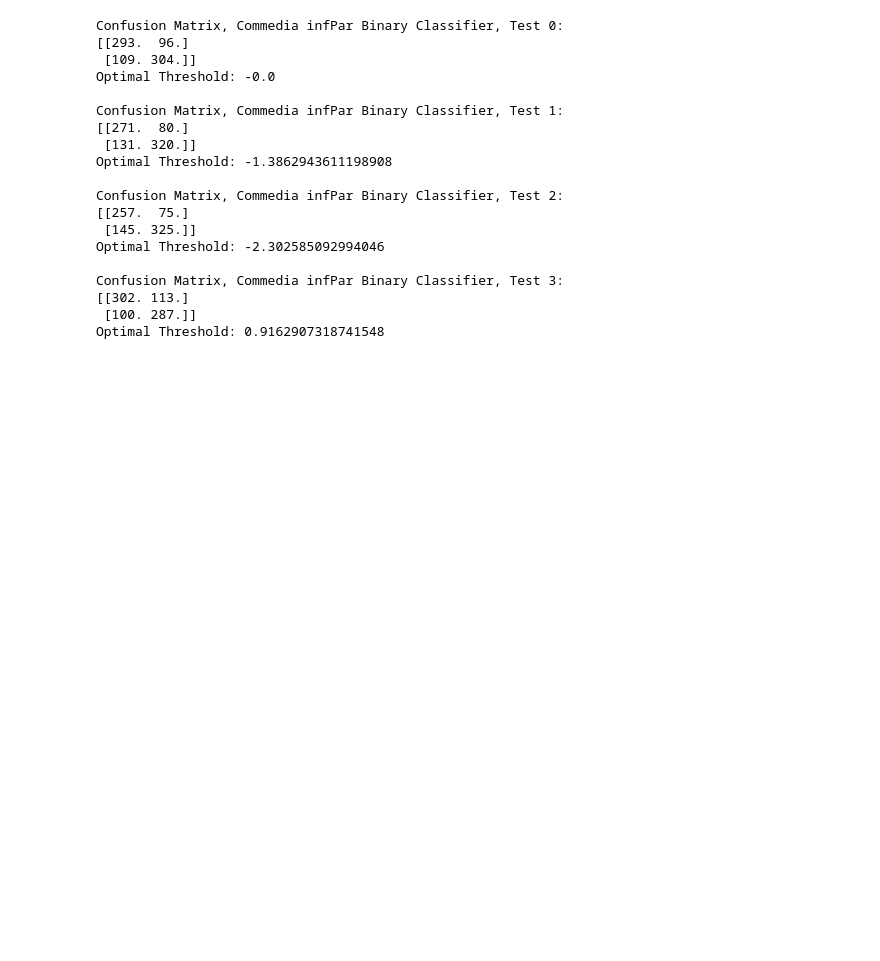
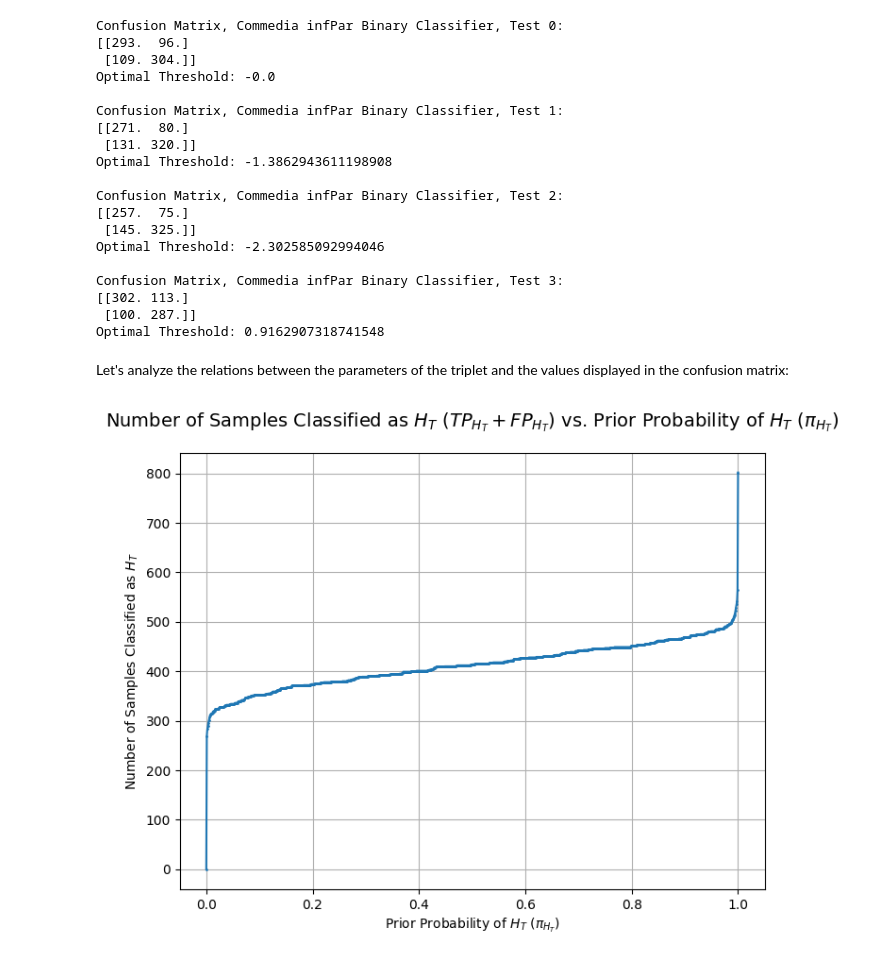
Before and after one commit to RiccardoRevalor/MachineLearningPatternRecognition, a Jupyter notebook: lab8_BayesDecisionModel_Evaluation/decisionModels_Eval.ipynb, the cells around one changed output. Saved outputs shown, nothing was run; the diff lists cells and outputs as text; code cells hidden in the pictures; blank space fills up the shorter version.

Commit message:
l08 optimalBayesDecisionClassifier: trends when varying application triplet

```diff
--- a/lab8_BayesDecisionModel_Evaluation/decisionModels_Eval.ipynb
+++ b/lab8_BayesDecisionModel_Evaluation/decisionModels_Eval.ipynb
@@ -542,3 +542,28 @@ Confusion Matrix, Commedia infPar Binary Classifier, Test 3:
 [[302. 113.]
  [100. 287.]]
 Optimal Threshold: 0.9162907318741548
+# %% [markdown]
+Let's analyze the relations between the parameters of the triplet and the values displayed in the confusion matrix:
+# %%
+#chart of samples classified as H_T (Inferno) depending on the Priors \pi_H_T
+import matplotlib.pyplot as plt
+
+priorsSpace = np.linspace(0, 1, 1000)
+
+n_H_T_classified = []
+
+for i, prior in enumerate(priorsSpace):
+    confM, _ = optimalBayesDecisionClassifier(llr_infPar, labels_infPar, prior, 1, 1)
+    #extract the TP+FP from the confusion matrix to see the total number of samples classified as H_T (Inferno)
+    n_H_T_classified.append(confM[1, 1] + confM[1, 0])  #True Positives + False Positives for class H_T (Inferno)
+
+# Plot the results
+plt.figure(figsize=(8, 6))
+plt.plot(priorsSpace, n_H_T_classified, marker='o', linestyle='-', markersize=1)
+plt.title("Number of Samples Classified as $H_T$ ($TP_{H_T} + FP_{H_T}$) vs. Prior Probability of $H_T$ ($\pi_{H_T}$)", pad=20, fontsize=14)
+plt.xlabel("Prior Probability of $H_T$ ($\pi_{H_T}$)")
+plt.ylabel("Number of Samples Classified as $H_T$")
+plt.grid(True)
+plt.show()
+# %% [output]
+[figure, added]
```
Also changed, not shown: parts of 7 cells of this notebook.
